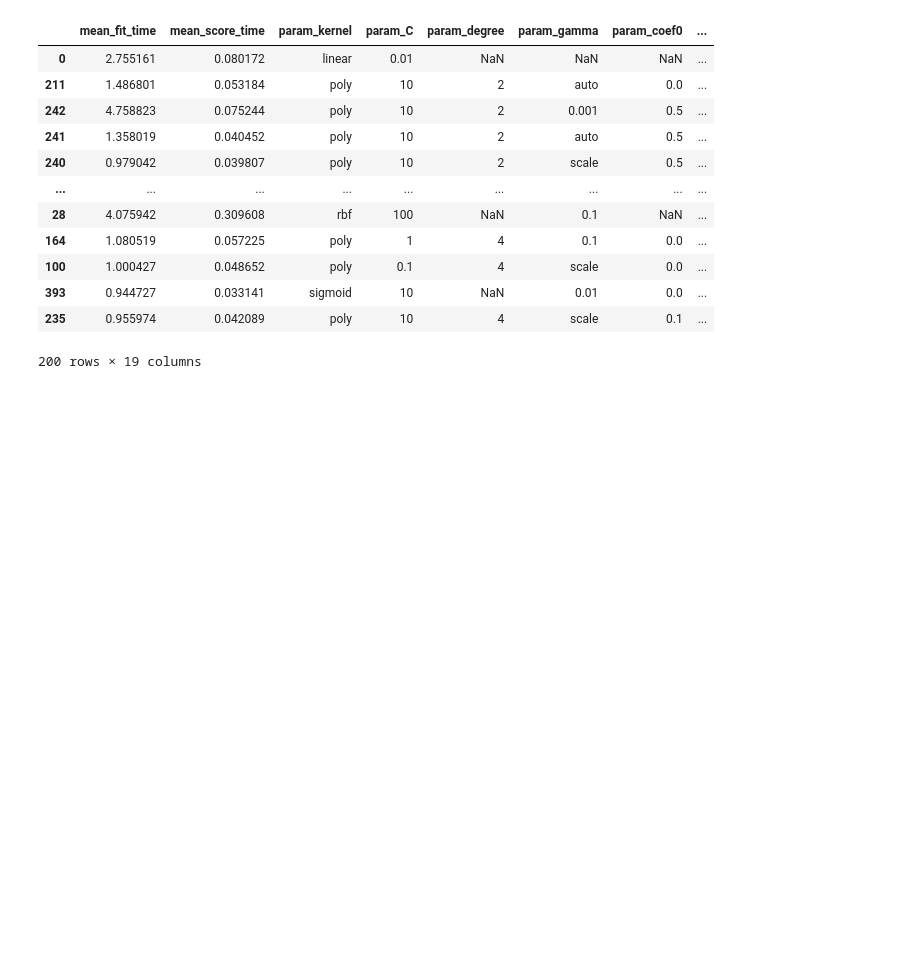
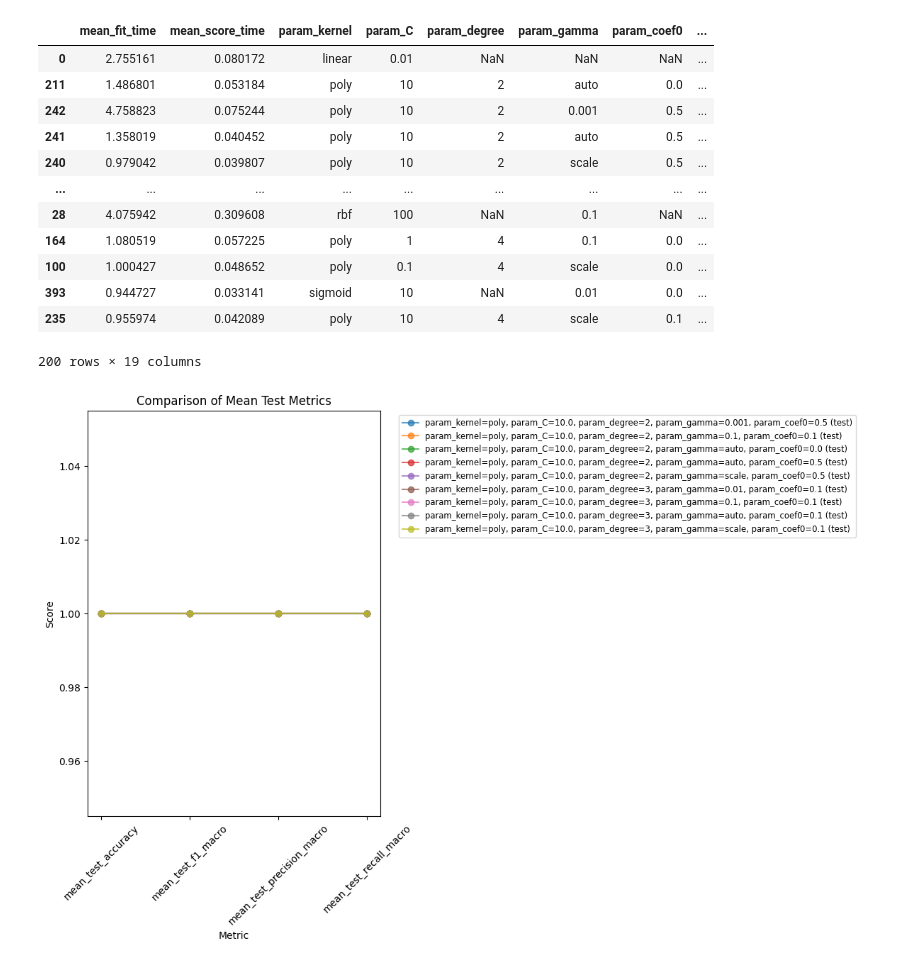
Before and after one commit to FrederickAlmeida/SpeedDating, a Jupyter notebook: modeling_svm.ipynb, the cells around one changed output. Drawn from its saved outputs; the diff is of its cells as text; code cells hidden in the pictures; blank space fills up the shorter version.

```diff
--- a/modeling_svm.ipynb
+++ b/modeling_svm.ipynb
@@ -122,0 +183,4 @@ results.head(200)
+# %%
+view_test_metrics(False, 10, results)
+# %% [output]
+[figure, added]
```
Also changed, not shown: parts of 5 cells of this notebook, 1 other file.
